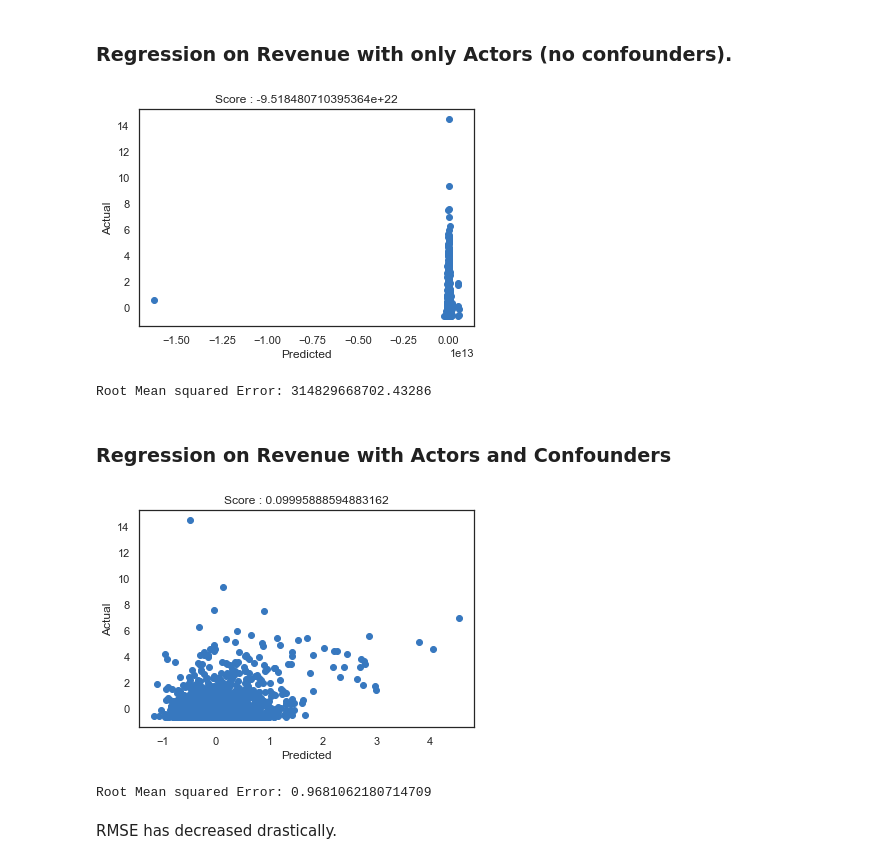
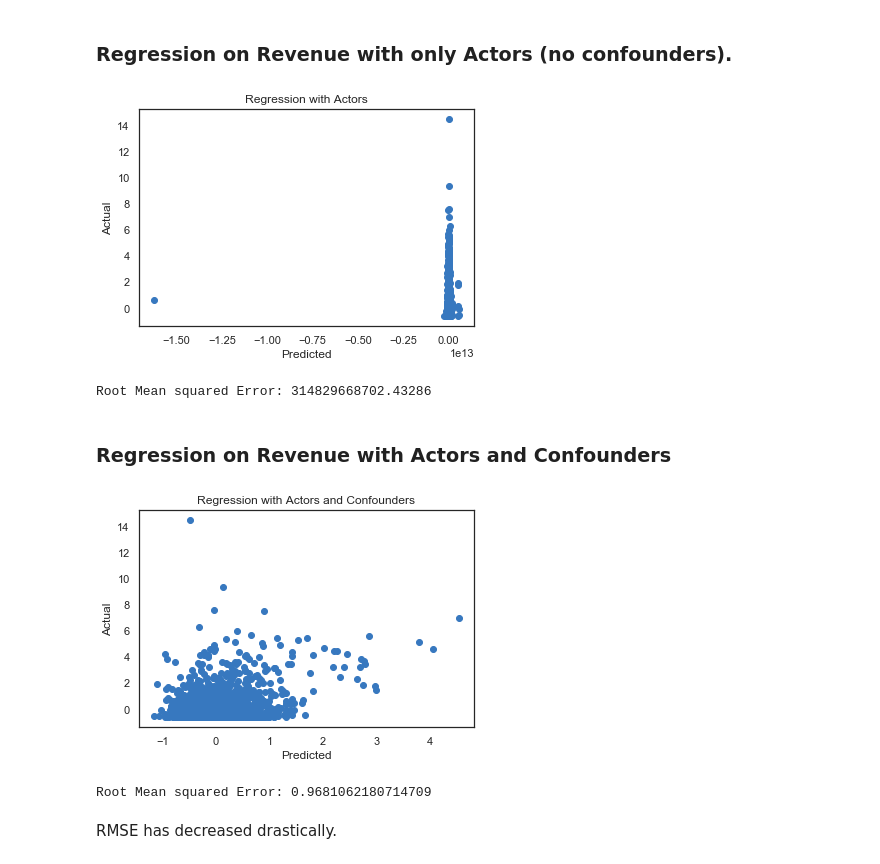
Before and after one commit to sarthakkothari/DeconfoundingFilmPredictions, a Jupyter notebook: Preliminary Results/preliminary_results.ipynb, the cells around one changed output. Saved outputs shown, nothing was run; the diff lists cells and outputs as text; code cells hidden in the pictures.

```diff
--- a/2.0_probpca_pyro.ipynb
+++ b/Preliminary Results/preliminary_results.ipynb
@@ -157,7 +157,7 @@ from sklearn.metrics import r2_score, mean_squared_error
 # %%
 Y_Scaled = StandardScaler().fit_transform(Y.reshape(-1,1))
 # %%
-def fitModel(X, Y, test_size=0.8, model=LinearRegression(), cat=False):
+def fitModel(X, Y, title, test_size=0.8, cat=False, model=LinearRegression()):
 
     X_train, X_test, Y_train, Y_test = train_test_split(X, Y, test_size=test_size, random_state=42)
     model.fit(X_train, Y_train)
@@ -169,7 +169,7 @@ def fitModel(X, Y, test_size=0.8, model=LinearRegression(), cat=False):
     plt.plot(Y_pred, Y_test, 'o')
     plt.xlabel('Predicted')
     plt.ylabel('Actual')
-    plt.title('Score : ' + str(score))
+    plt.title(title)
     plt.show()
 
     print("Root Mean squared Error:", np.sqrt(mean_squared_error(Y_test, Y_pred)))
@@ -178,18 +178,18 @@ def fitModel(X, Y, test_size=0.8, model=LinearRegression(), cat=False):
 # %% [markdown]
 ### Regression on Revenue with only Actors (no confounders).
 # %%
-coef_noCF_Y = fitModel(x_train.to_numpy(), Y_Scaled, cat = True)
+coef_noCF_Y = fitModel(x_train.to_numpy(), Y_Scaled, title = "Regression with Actors", cat = False)
 # %% [output]
-[figure, old version]
+[figure, new version]
 Root Mean squared Error: 314829668702.43286
 # %% [markdown]
 ### Regression on Revenue with Actors and Confounders
 # %%
 data_CF = np.hstack((x_train.to_numpy(), X_CF))
 # %%
-coef_X_CF_Y = fitModel(data_CF, Y_Scaled, cat = True)
+coef_X_CF_Y = fitModel(data_CF, Y_Scaled, title = "Regression with Actors and Confounders", cat = False)
 # %% [output]
-[figure, old version]
+[figure, new version]
 Root Mean squared Error: 0.9681062180714709
 # %% [markdown]
 RMSE has decreased drastically.
```
Also changed, not shown: parts of 1 cell of this notebook, 1 other file.
